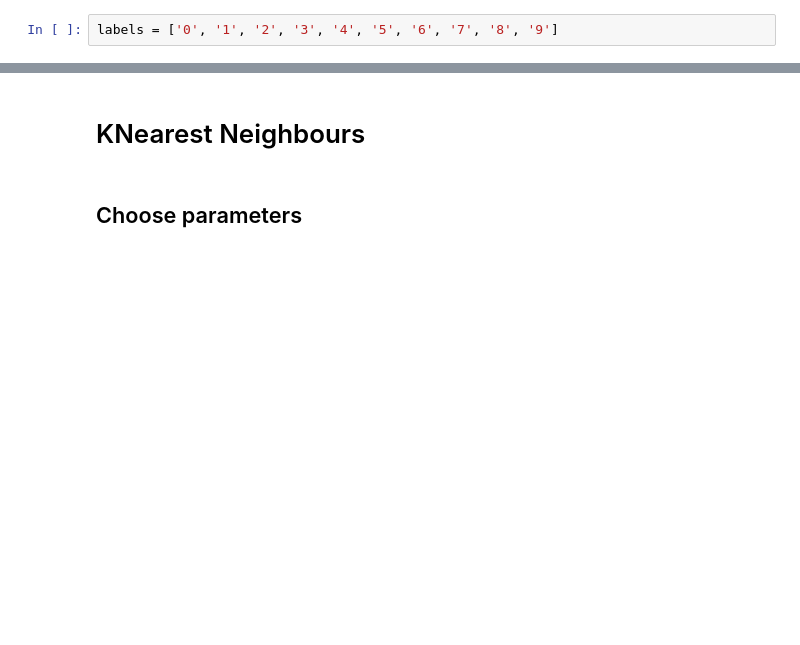
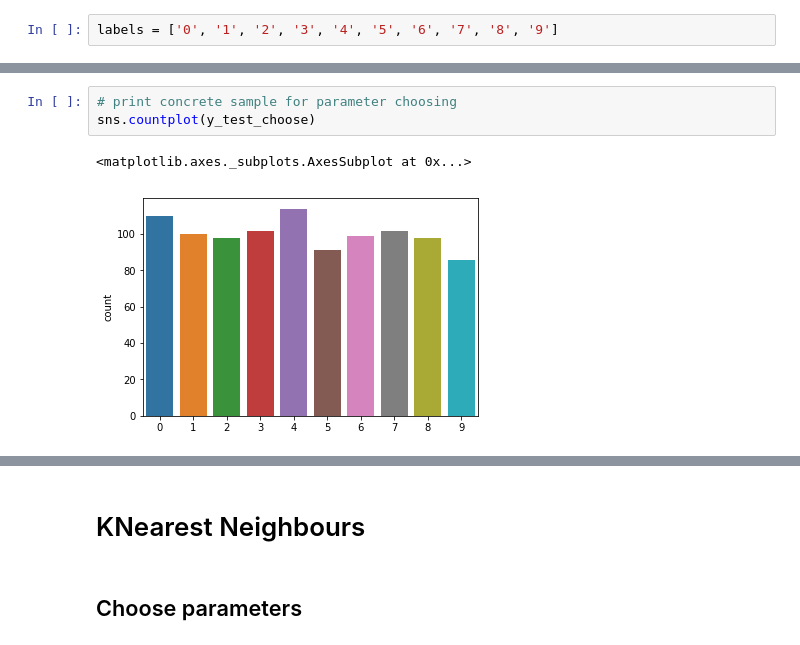
Before and after one commit to MilanCugur/DoubledMNIST, a Jupyter notebook: DoubledMNIST_Classification_Tasks.ipynb, the cells around one changed output, grey strips where cells are left out. Saved outputs shown, nothing was run; the diff lists cells and outputs as text; blank space fills up the shorter version.

```diff
--- a/DoubledMNIST_Classification_Tasks.ipynb
+++ b/DoubledMNIST_Classification_Tasks.ipynb
@@ -187,0 +193,6 @@ labels = ['0', '1', '2', '3', '4', '5', '6', '7', '8', '9']
+# %%
+# print concrete sample for parameter choosing
+sns.countplot(y_test_choose)
+# %% [output]
+<matplotlib.axes._subplots.AxesSubplot at 0x...>
+[figure, added]
```
Also changed, not shown: parts of 32 cells of this notebook.
